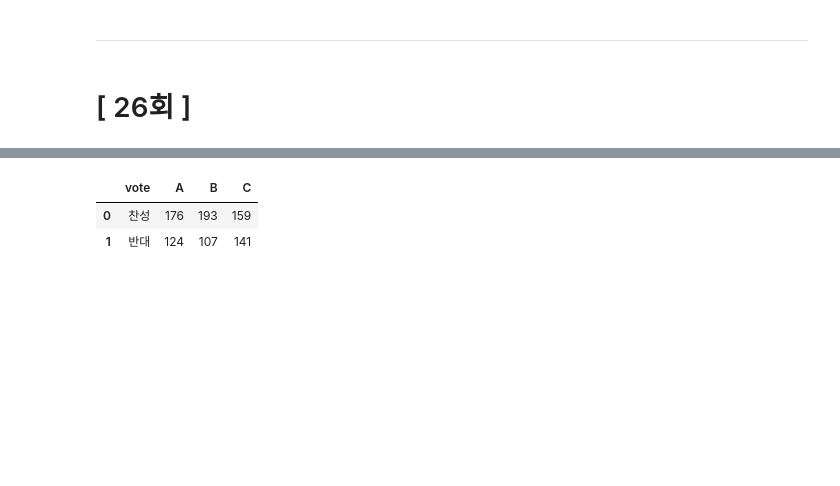
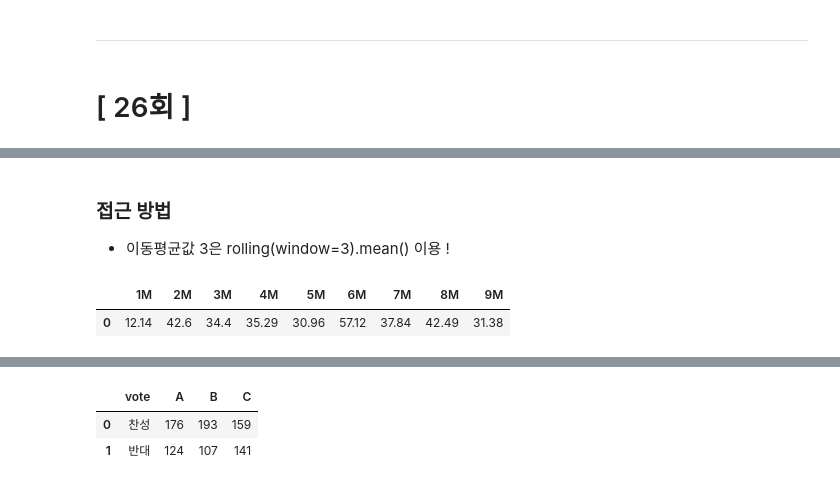
Before and after one commit to Minju-nimm/ADP, a Jupyter notebook: 기출/ADP_통계기출_28_25.ipynb, the cells around one changed output, grey strips where cells are left out. Saved outputs shown, nothing was run; the diff lists cells and outputs as text; code cells hidden in the pictures; blank space fills up the shorter version.

```diff
--- a/기출/ADP_통계기출_28_25.ipynb
+++ b/기출/ADP_통계기출_28_25.ipynb
@@ -25,2 +73,14 @@ warnings.filterwarnings("ignore")
 1. 은의 가격 및 이동평균값 3이 설정된 시계열 그래프를 그려라
 2. 1월 대비 9월의 은의 가격은 몇 % 올랐는가? 소수점 두번째 자리에서 반올림
+# %% [markdown]
+### 접근 방법
+- 이동평균값 3은 rolling(window=3).mean() 이용 !
+# %%
+import pandas as pd
+import numpy as np
+
+df = pd.read_csv("../Data/26_problem4.csv")
+df
+# %% [output]
+|  | 1M | 2M | 3M | 4M | 5M | 6M | 7M | 8M | 9M |
+| 0 | 12.14 | 42.6 | 34.4 | 35.29 | 30.96 | 57.12 | 37.84 | 42.49 | 31.38 |
```
Also changed, not shown: parts of 27 cells of this notebook.
